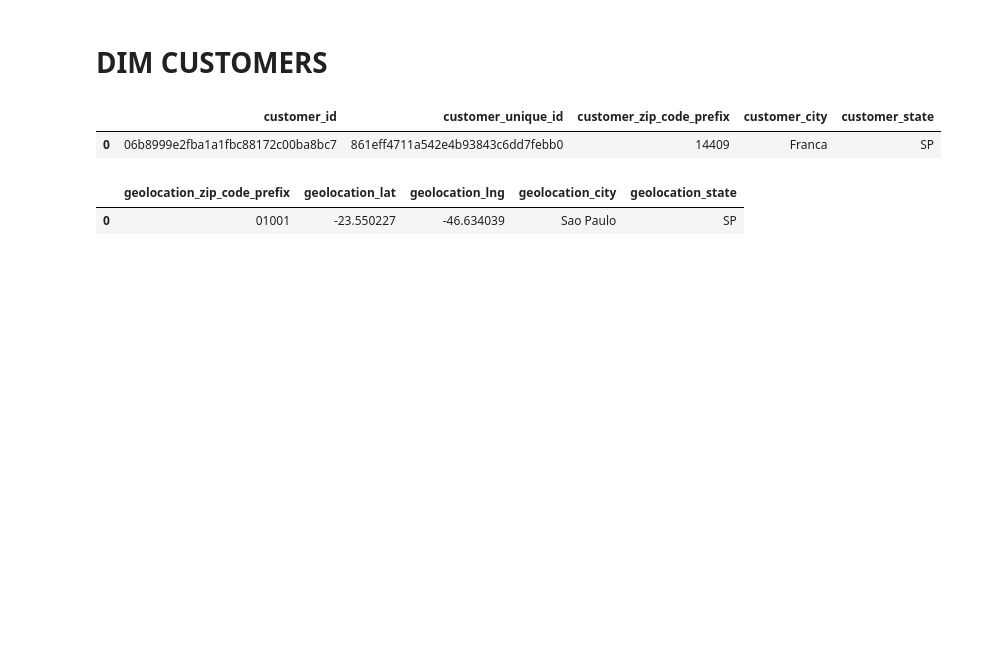
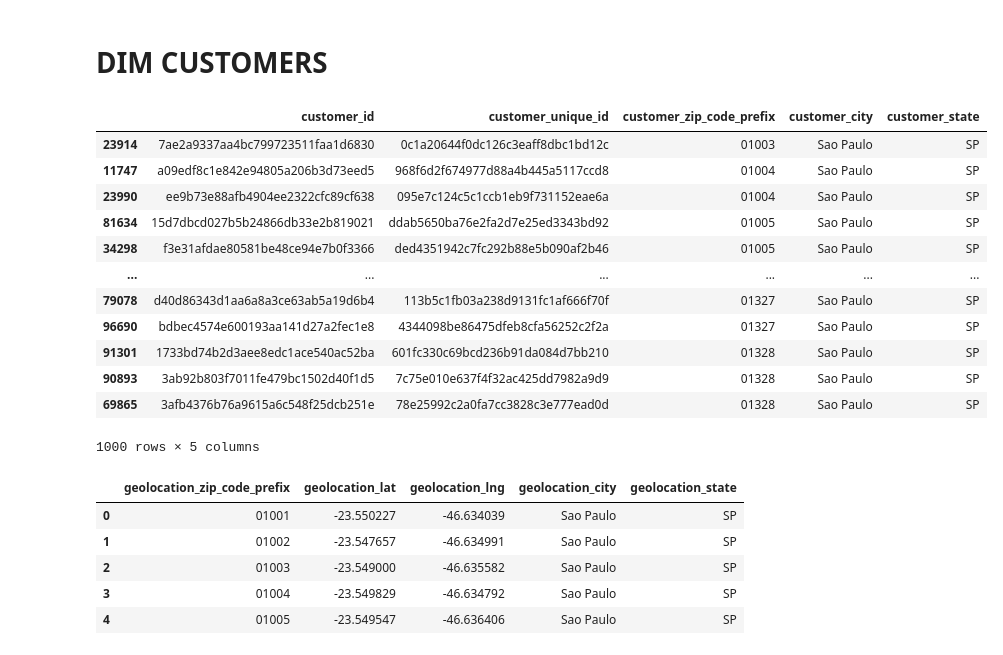
Before and after one commit to Hai2310/End-to-End-E-Commerce-Analytics-System, a Jupyter notebook: etl/etl.ipynb, the cells around one changed output. Saved outputs shown, nothing was run; the diff lists cells and outputs as text; code cells hidden in the pictures; blank space fills up the shorter version.

Commit message:
ETL Dim customer

```diff
--- a/etl/etl.ipynb
+++ b/etl/etl.ipynb
@@ -55,12 +67,27 @@ customers :
 # %% [markdown]
 # DIM CUSTOMERS
 # %%
-customers.head(1)
+customers.sort_values(by = "customer_zip_code_prefix", ascending = True).head(1000)
 # %% [output]
 |  | customer_id | customer_unique_id | customer_zip_code_prefix | customer_city | customer_state |
-| 0 | 06b8999e2fba1a1fbc88172c00ba8bc7 | 861eff4711a542e4b93843c6dd7febb0 | 14409 | Franca | SP |
+| 23914 | 7ae2a9337aa4bc799723511faa1d6830 | 0c1a20644f0dc126c3eaff8dbc1bd12c | 01003 | Sao Paulo | SP |
+| 11747 | a09edf8c1e842e94805a206b3d73eed5 | 968f6d2f674977d88a4b445a5117ccd8 | 01004 | Sao Paulo | SP |
+| 23990 | ee9b73e88afb4904ee2322cfc89cf638 | 095e7c124c5c1ccb1eb9f731152eae6a | 01004 | Sao Paulo | SP |
+| 81634 | 15d7dbcd027b5b24866db33e2b819021 | ddab5650ba76e2fa2d7e25ed3343bd92 | 01005 | Sao Paulo | SP |
+| 34298 | f3e31afdae80581be48ce94e7b0f3366 | ded4351942c7fc292b88e5b090af2b46 | 01005 | Sao Paulo | SP |
+| ... | ... | ... | ... | ... | ... |
+| 79078 | d40d86343d1aa6a8a3ce63ab5a19d6b4 | 113b5c1fb03a238d9131fc1af666f70f | 01327 | Sao Paulo | SP |
+| 96690 | bdbec4574e600193aa141d27a2fec1e8 | 4344098be86475dfeb8cfa56252c2f2a | 01327 | Sao Paulo | SP |
+| 91301 | 1733bd74b2d3aee8edc1ace540ac52ba | 601fc330c69bcd236b91da084d7bb210 | 01328 | Sao Paulo | SP |
+| 90893 | 3ab92b803f7011fe479bc1502d40f1d5 | 7c75e010e637f4f32ac425dd7982a9d9 | 01328 | Sao Paulo | SP |
+| 69865 | 3afb4376b76a9615a6c548f25dcb251e | 78e25992c2a0fa7cc3828c3e777ead0d | 01328 | Sao Paulo | SP |
+1000 rows × 5 columns
 # %%
-geolocation.head(1)
+geolocation.head(5)
 # %% [output]
 |  | geolocation_zip_code_prefix | geolocation_lat | geolocation_lng | geolocation_city | geolocation_state |
 | 0 | 01001 | -23.550227 | -46.634039 | Sao Paulo | SP |
+| 1 | 01002 | -23.547657 | -46.634991 | Sao Paulo | SP |
+| 2 | 01003 | -23.549000 | -46.635582 | Sao Paulo | SP |
+| 3 | 01004 | -23.549829 | -46.634792 | Sao Paulo | SP |
+| 4 | 01005 | -23.549547 | -46.636406 | Sao Paulo | SP |
```
Also changed, not shown: parts of 77 cells of this notebook, 1 other file.
